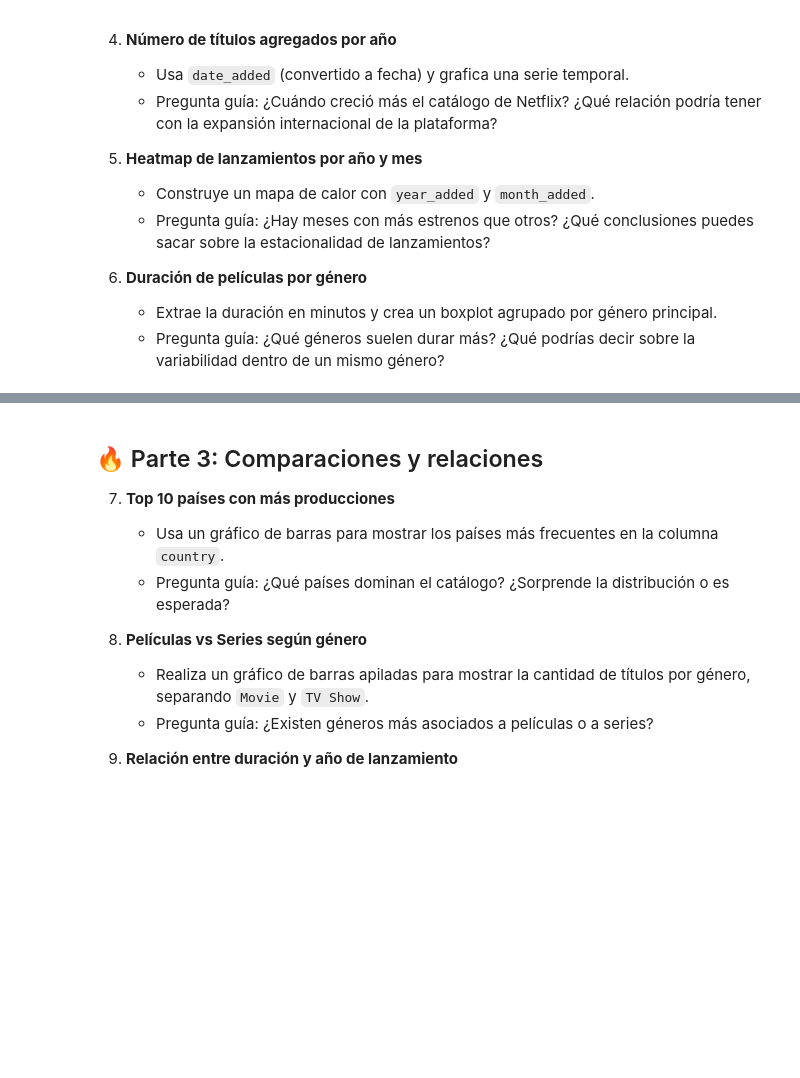
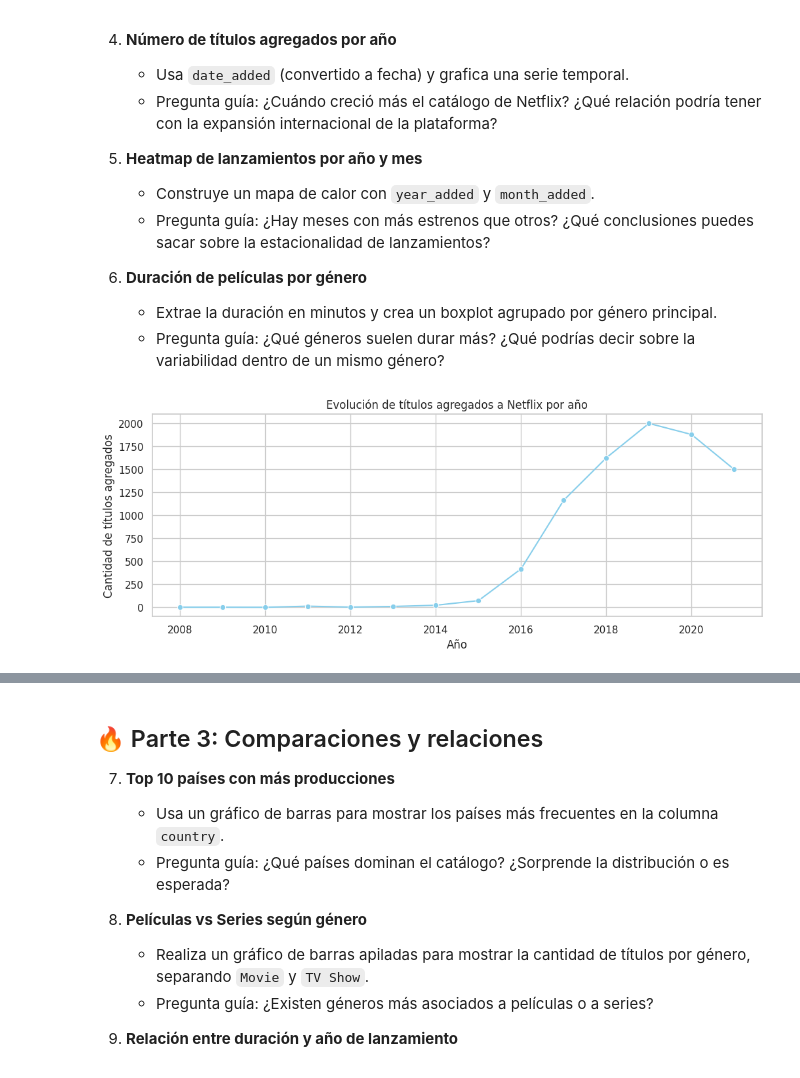
Before and after one commit to nmuraro/entregables, a Jupyter notebook: docs/labs/lab_05.ipynb, the cells around one changed output, grey strips where cells are left out. Cells and saved outputs as stored; diff of their text form; code cells hidden in the pictures; blank space fills up the shorter version.

```diff
--- a/docs/labs/lab_05.ipynb
+++ b/docs/labs/lab_05.ipynb
@@ -89,0 +135,31 @@ df.head()
+# %%
+#4.Número de títulos agregados por año
+
+#Usa date_added (convertido a fecha) y grafica una serie temporal.
+
+df['date_added'] = pd.to_datetime(df['date_added'], errors='coerce')
+df['year_added'] = df['date_added'].dt.year
+
+conteo = df['year_added'].value_counts().sort_index()
+conteo = conteo.reset_index()
+conteo.columns = ['year_added', 'quantity']
+
+# Graficar
+plt.figure(figsize=(12, 4))
+sns.lineplot(
+    data=conteo,
+    x='year_added',
+    y='quantity',
+    color='skyblue',
+    marker='o'
+)
+
+plt.xlabel('Año')
+plt.ylabel('Cantidad de títulos agregados')
+plt.title('Evolución de títulos agregados a Netflix por año')
+plt.show()
+
+#Pregunta guía: ¿Cuándo creció más el catálogo de Netflix? ¿Qué relación podría tener con la expansión internacional de la plataforma?
+#desde el 2008 hasta el 2019 el catálogo ha crecido, no obstante, desde dicho año el catálogo ha ido disminuyendo hasta la fecha.
+# %% [output]
+[figure, added]
```
Also changed, not shown: parts of 13 cells of this notebook.
